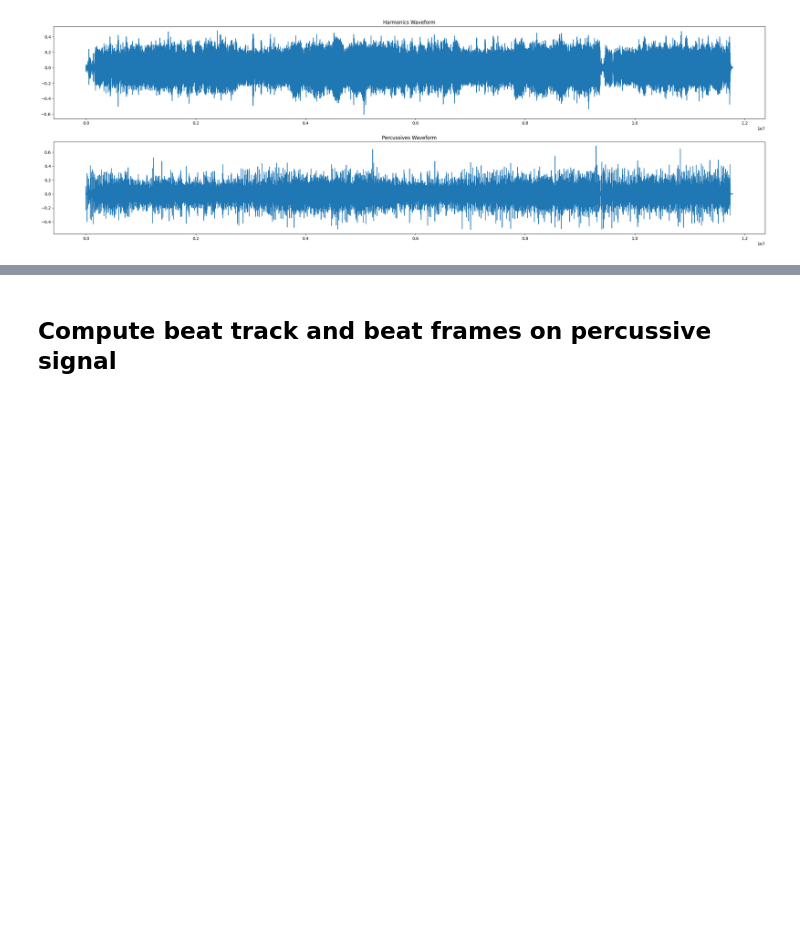
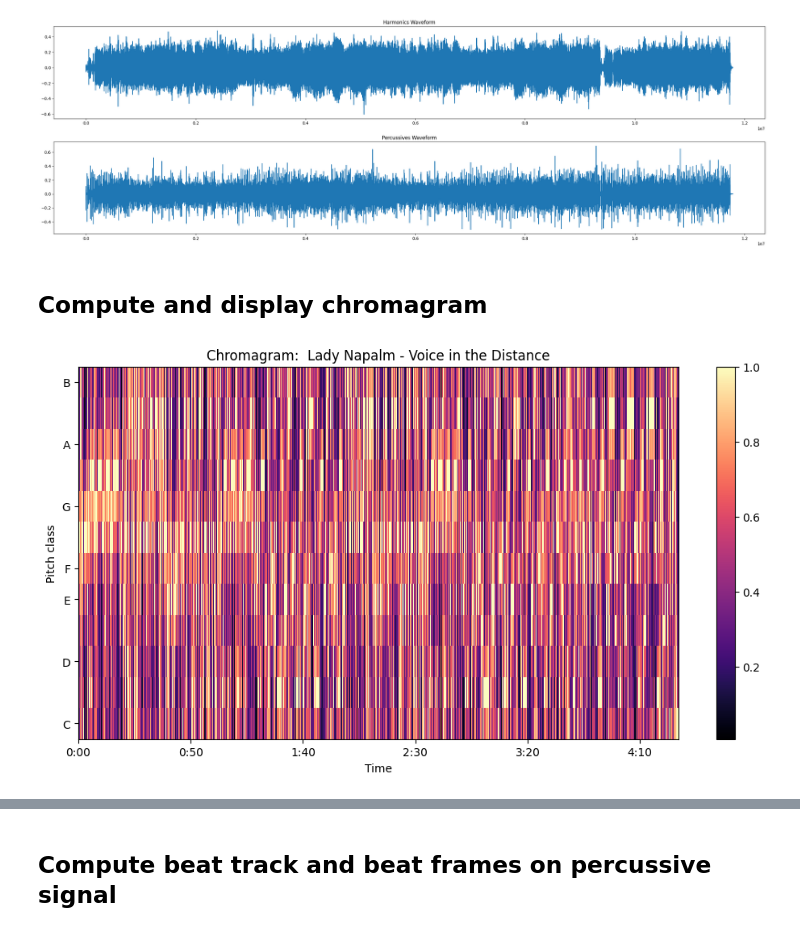
Before and after one commit to badassdatascience/music-production-and-performance, a Jupyter notebook: music_production_and_performance/features/experimenting_with_features.ipynb, the cells around one changed output, grey strips where cells are left out. Cells and saved outputs as stored; diff of their text form; code cells hidden in the pictures; blank space fills up the shorter version.

```diff
--- a/music_production_and_performance/features/experimenting_with_features.ipynb
+++ b/music_production_and_performance/features/experimenting_with_features.ipynb
@@ -61,3 +64,23 @@ plt.show()
 plt.close()
 # %% [output]
 [figure]
+# %% [markdown]
+## Compute and display chromagram
+# %%
+def compute_chromagram(y, sr, hoplength, function_to_use = librosa.feature.chroma_stft):
+    return function_to_use(y=y_harmonic, sr=sr, hop_length = hop_length)
+# %%
+def display_chromagram(chromagram):
+    fig, ax = plt.subplots(sharex=True, sharey=True, figsize = [12, 6])
+    img = librosa.display.specshow(chromagram, y_axis='chroma', x_axis='time', ax=ax)
+    ax.set(title='Chromagram:  ' + track_title)
+    fig.colorbar(img, ax=ax)
+    plt.show()
+    plt.close()
+# %%
+chromagram_stft = compute_chromagram(y_harmonic, sr, hop_length)
+chromagram_cqt = compute_chromagram(y_harmonic, sr, hop_length, function_to_use = librosa.feature.chroma_cqt)
+# %%
+display_chromagram(chromagram_stft)
+# %% [output]
+[figure, added]
```
Also changed, not shown: parts of 21 cells of this notebook.
